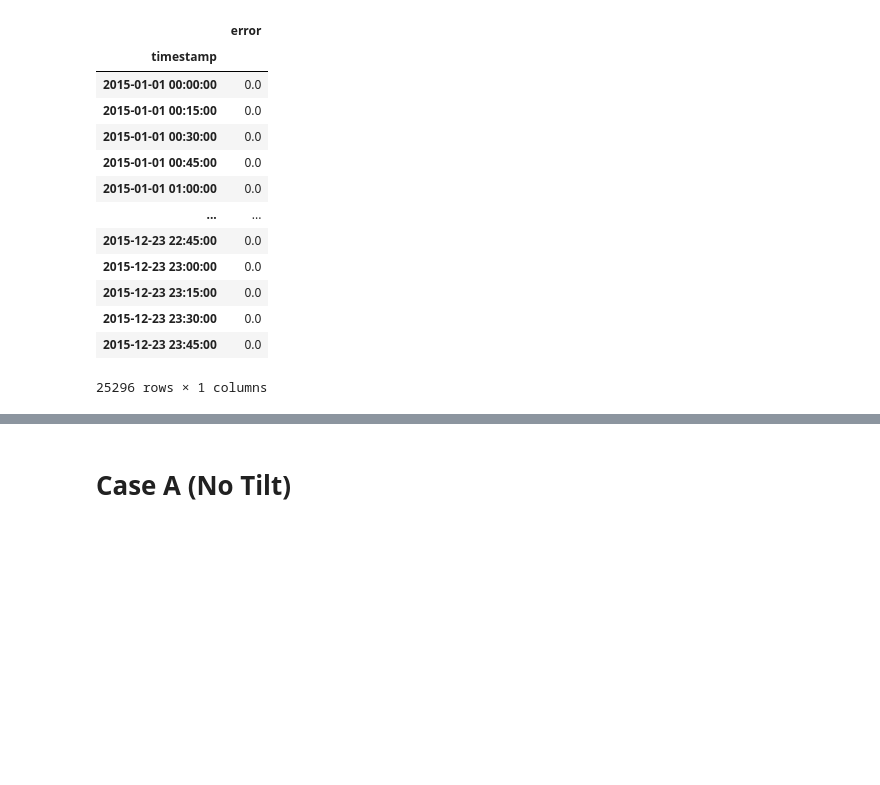
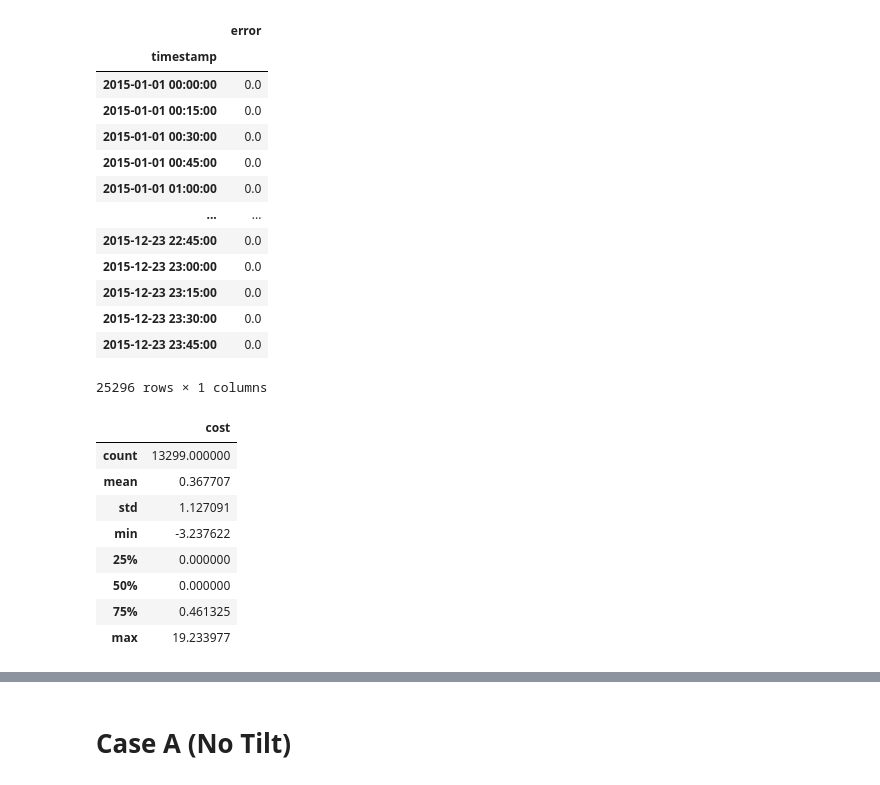
Before and after one commit to nikohou/pv-data-utility-suite, a Jupyter notebook: physical_models.ipynb, the cells around one changed output, grey strips where cells are left out. Drawn from its saved outputs; the diff is of its cells as text; code cells hidden in the pictures; blank space fills up the shorter version.

```diff
--- a/physical_models.ipynb
+++ b/physical_models.ipynb
@@ -163,3 +173,15 @@ df_errors_total
 | 2015-12-23 23:30:00 | 0.0 |
 | 2015-12-23 23:45:00 | 0.0 |
 25296 rows × 1 columns
+# %%
+df_cost_full_info.describe()
+# %% [output]
+|  | cost |
+| count | 13299.000000 |
+| mean | 0.367707 |
+| std | 1.127091 |
+| min | -3.237622 |
+| 25% | 0.000000 |
+| 50% | 0.000000 |
+| 75% | 0.461325 |
+| max | 19.233977 |
```
Also changed, not shown: parts of 42 cells of this notebook.
